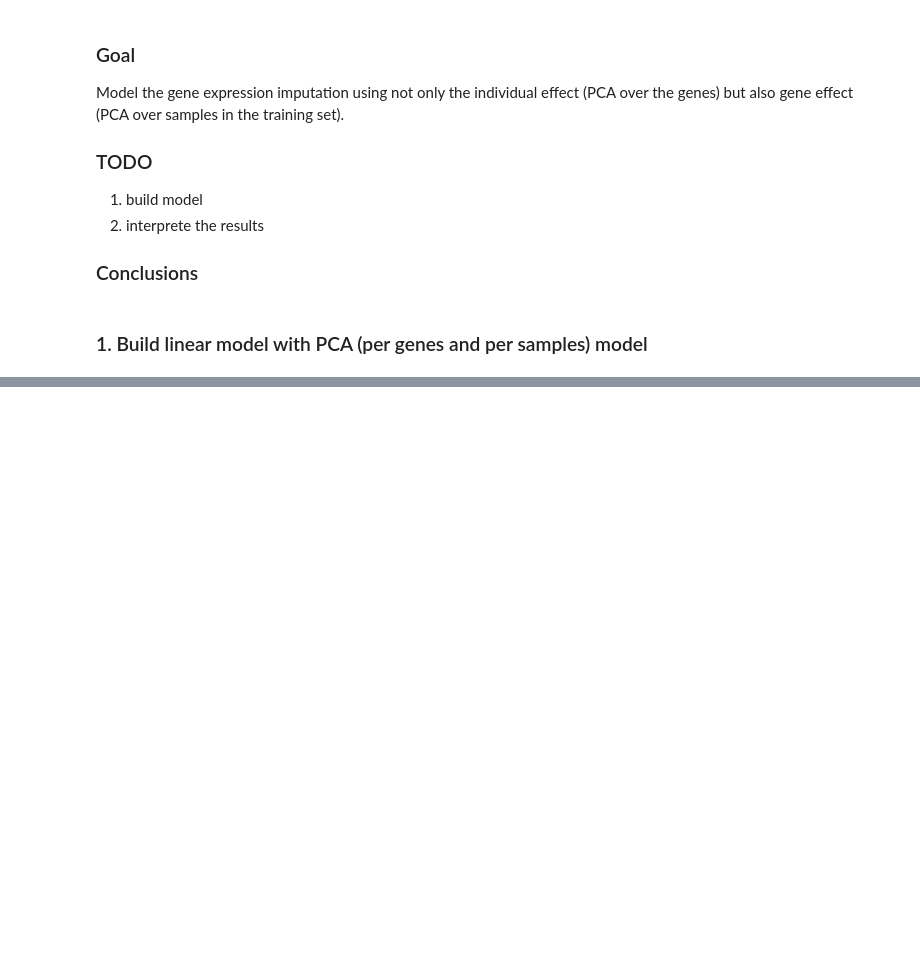
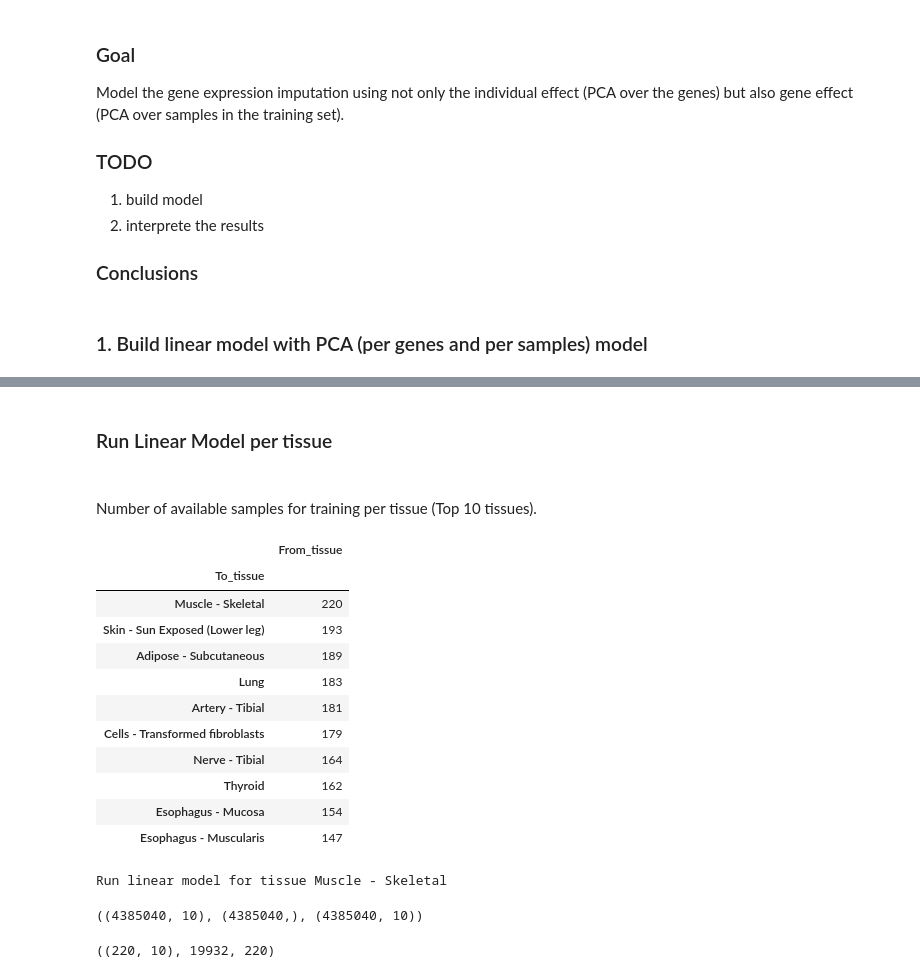
Before and after one commit to gagneurlab/rep, a Jupyter notebook: notebooks/models/2_lm_geneeffect.ipynb, the cells around one changed output, grey strips where cells are left out. Cells and saved outputs as stored; diff of their text form; code cells hidden in the pictures; blank space fills up the shorter version.

```diff
--- a/notebooks/models/2_lm_geneeffect.ipynb
+++ b/notebooks/models/2_lm_geneeffect.ipynb
@@ -78,13 +80,28 @@ top_tissues = ['Muscle - Skeletal',
 # %% [markdown]
 ### 1. Build linear model with PCA (per genes and per samples) model
 # %%
-# load data
-y_targets_h5 = "/s/project/rep/processed/gtex/input_data/Y_targets_pc_onlyblood.h5"
-x_inputs_h5 = "/s/project/rep/processed/gtex/input_data/X_inputs_pc_onlyblood.h5"
+# load train valida data
+# path = "/s/project/rep/"
+path = "/home/mada/Uni/Masterthesis/online_repo/rep/data/"
+y_targets_h5 = path + "processed/gtex/input_data/Y_targets_pc_onlyblood.h5"
+x_inputs_h5 =  path + "processed/gtex/input_data/X_inputs_pc_onlyblood.h5"
 train_dataset, valid_dataset = d.rep_blood_expression(x_inputs_h5, y_targets_h5, label=None)
 
 metadata_samples_train, metadata_samples_valid = train_dataset.metadata, valid_dataset.metadata
 features_train, features_valid = train_dataset.features, valid_dataset.features
 x_train, y_train = train_dataset.inputs, train_dataset.targets
 x_valid, y_valid = valid_dataset.inputs, valid_dataset.targets
+
+# load gtex data
+features_file = path + "processed/gtex/recount/recount_gtex_logratios.h5ad"
+train_individuals_file = path + "processed/gtex/recount/train_individuals.txt"
+train_individuals = prep.read_csv_one_column(train_individuals_file)
+
+valid_individuals_file = path + "processed/gtex/recount/valid_individuals.txt"
+valid_individuals = prep.read_csv_one_column(valid_individuals_file)
+
+gtex = prep.RepAnnData.read_h5ad(features_file)
+gtex_filtered = gtex[gtex.samples['Individual'].isin(train_individuals + valid_individuals)]
+gtex_filtered_train = gtex[gtex.samples['Individual'].isin(train_individuals)]
+del gtex
 # %% [markdown]
@@ -201,0 +287,21 @@ beta_zero, alphas =  reg_indiv.coef_[:1], reg_indiv.coef_[1:-1]
+# %% [markdown]
+### Run Linear Model per tissue
+# %% [markdown]
+<br/>
+Number of available samples for training per tissue (Top 10 tissues).
+# %%
+count_samples = metadata_samples_train[['From_tissue','To_tissue']].groupby('To_tissue').count().sort_values('From_tissue',ascending=False)[:10]
+count_samples
+# %% [output]
+|  | From_tissue |
+| To_tissue |  |
+| Muscle - Skeletal | 220 |
+| Skin - Sun Exposed (Lower leg) | 193 |
+| Adipose - Subcutaneous | 189 |
+| Lung | 183 |
+| Artery - Tibial | 181 |
+| Cells - Transformed fibroblasts | 179 |
+| Nerve - Tibial | 164 |
+| Thyroid | 162 |
+| Esophagus - Mucosa | 154 |
+| Esophagus - Muscularis | 147 |
@@ -201,0 +310,24 @@ beta_zero, alphas =  reg_indiv.coef_[:1], reg_indiv.coef_[1:-1]
+# %%
+evaluation = {}
+lm_trained = {}
+
+for t in tissues:
+    print(f'Run linear model for tissue {t}')
+    # get input data
+    (y, X_reg_indiv_train, X_reg_gene_train), (y_valid, X_reg_indiv_valid, X_reg_gene_valid) = get_linear_regression_data(t,
+                                                                                                                          metadata_samples_train,
+                                                                                                                          metadata_samples_valid,
+                                                                                                                          x_train,
+                                                                                                                          y_train,
+                                                                                                                          x_valid,
+                                                                                                                          y_valid)
+    # fit model
+    print("\tFit...")
+    (lm_genes, lm_indiv) = linear_regression(X_reg_indiv_train, X_reg_gene_train, y)
+    lm_trained[t] = (lm_genes, lm_indiv)
+
+    # evaluate model
+    print("\tEvaluate...")
+    evaludation[t] = rep.metrics.rep_metric(y_valid, predict_lm(X_reg_indiv_valid, X_reg_gene_valid, lm_genes, lm_indiv))
+# %% [output]
+Run linear model for tissue Muscle - Skeletal
@@ -201,0 +363,8 @@ beta_zero, alphas =  reg_indiv.coef_[:1], reg_indiv.coef_[1:-1]
+# %%
+X_reg_gene.shape, y.shape, X_reg_indiv.shape
+# %% [output]
+((4385040, 10), (4385040,), (4385040, 10))
+# %%
+xs_pca.shape, g_times, indiv_times
+# %% [output]
+((220, 10), 19932, 220)
```
Also changed, not shown: parts of 44 cells of this notebook, 1 other file.
